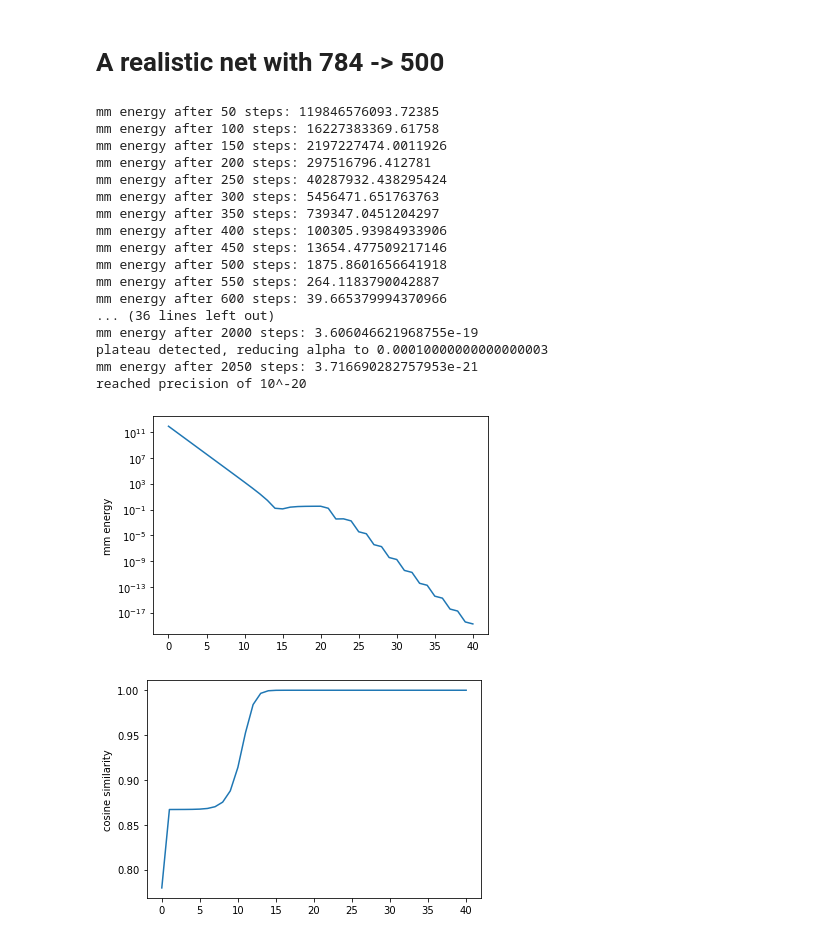
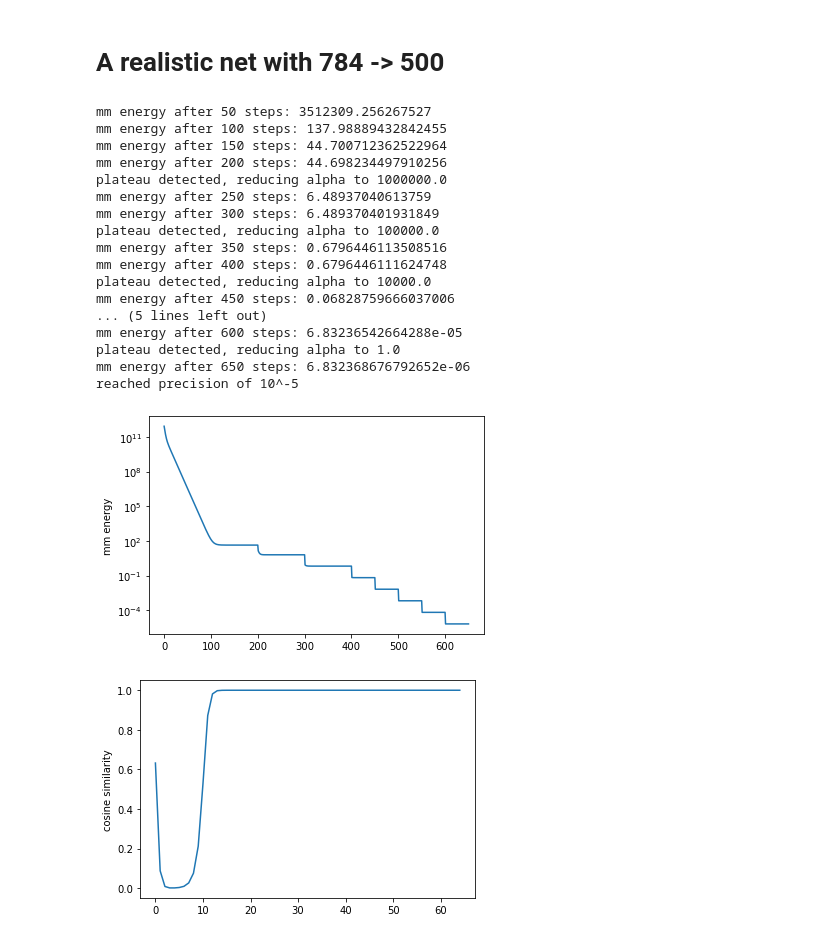
Before and after one commit to kma-code/Phaseless-Alignment-Learning, a Jupyter notebook: B circuit.ipynb, the cells around one changed output. Drawn from its saved outputs; the diff is of its cells as text; code cells hidden in the pictures.

Commit message:
Corrected mismatch energy: now includes regularizer

```diff
--- a/B circuit.ipynb
+++ b/B circuit.ipynb
@@ -57,13 +61,13 @@ for i in range(steps):
     B -= bw_lr * (update_B(r, W, B) + alpha * B)
     B_array.append(B.copy())
 
-    mm_energy.append(mismatch_energy(r, W, B))
+    mm_energy.append(mismatch_energy_reg(r, W, B, alpha))
 
     # every 50 steps, take average and see if energy doesn't move
     if i % per_steps == 0 and i != 0:
         print(f'mm energy after {i} steps: {mm_energy[-1]}')
-        if mm_energy[-1] < 1e-10:
-            print("reached precision of 10^-10")
+        if mm_energy[-1] < 1e-5:
+            print("reached precision of 10^-5")
             break
         if np.sqrt(np.cov(mm_energy[-per_steps:])) < 1e-2 * np.mean(mm_energy[-per_steps:]):
             alpha *= alpha_decay
@@ -134,15 +132,15 @@ for i in range(steps):
     B -= bw_lr * (update_B(r, W, B) + alpha * B)
     B_array.append(B.copy())
 
-    mm_energy.append(mismatch_energy(r, W, B))
+    mm_energy.append(mismatch_energy_reg(r, W, B, alpha))
 
     # every 50 steps, take average and see if energy doesn't move
     if i % per_steps == 0 and i != 0:
         if np.isnan(mm_energy[-1]) or np.isinf(mm_energy[-1]):
             raise ValueError('mm energy inf or nan')
         print(f'mm energy after {i} steps: {mm_energy[-1]}')
-        if mm_energy[-1] < 1e-20:
-            print("reached precision of 10^-20")
+        if mm_energy[-1] < 1e-5:
+            print("reached precision of 10^-5")
             break
         if np.sqrt(np.cov(mm_energy[-per_steps:])) < 1e-2 * np.mean(mm_energy[-per_steps:]):
             alpha *= alpha_decay
@@ -207,15 +205,15 @@ for i in range(steps):
     B -= bw_lr * (update_B(r, W, B) + alpha * B)
     B_array.append(B.copy())
 
-    mm_energy.append(mismatch_energy(r, W, B))
+    mm_energy.append(mismatch_energy_reg(r, W, B, alpha))
 
     # every 50 steps, take average and see if energy doesn't move
     if i % per_steps == 0 and i != 0:
         if np.isnan(mm_energy[-1]) or np.isinf(mm_energy[-1]):
             raise ValueError('mm energy inf or nan')
         print(f'mm energy after {i} steps: {mm_energy[-1]}')
-        if mm_energy[-1] < 1e-20:
-            print("reached precision of 10^-20")
+        if mm_energy[-1] < 1e-5:
+            print("reached precision of 10^-5")
             break
         if np.sqrt(np.cov(mm_energy[-per_steps:])) < 1e-2 * np.mean(mm_energy[-per_steps:]):
             alpha *= alpha_decay
@@ -260,8 +255,8 @@ plt.show()
 # define parameters of net
 layers = [784, 500]
 steps = 5000
-bw_lr = 1e-7
-alpha = 1e+6
+bw_lr = 1e-8
+alpha = 1e+7
 alpha_decay = 1e-1
 
 # after how many steps to eval model
@@ -280,50 +275,50 @@ for i in range(steps):
     B -= bw_lr * (update_B(r, W, B) + alpha * B)
     B_array.append(B.copy())
 
-    mm_energy.append(mismatch_energy(r, W, B))
+    mm_energy.append(mismatch_energy_reg(r, W, B, alpha))
 
     # every 50 steps, take average and see if energy doesn't move
     if i % per_steps == 0 and i != 0:
         if np.isnan(mm_energy[-1]) or np.isinf(mm_energy[-1]):
             raise ValueError('mm energy inf or nan')
         print(f'mm energy after {i} steps: {mm_energy[-1]}')
-        if mm_energy[-1] < 1e-20:
-            print("reached precision of 10^-20")
+        if mm_energy[-1] < 1e-5:
+            print("reached precision of 10^-5")
             break
         if np.sqrt(np.cov(mm_energy[-per_steps:])) < 1e-2 * np.mean(mm_energy[-per_steps:]):
             alpha *= alpha_decay
             print(f'plateau detected, reducing alpha to {alpha}')
 # %% [output]
-mm energy after 50 steps: 119846576093.72385
-mm energy after 100 steps: 16227383369.61758
-mm energy after 150 steps: 2197227474.0011926
-mm energy after 200 steps: 297516796.412781
-mm energy after 250 steps: 40287932.438295424
-mm energy after 300 steps: 5456471.651763763
-mm energy after 350 steps: 739347.0451204297
-mm energy after 400 steps: 100305.93984933906
-mm energy after 450 steps: 13654.477509217146
-mm energy after 500 steps: 1875.8601656641918
-mm energy after 550 steps: 264.1183790042887
-mm energy after 600 steps: 39.665379994370966
-... (36 lines left out)
-mm energy after 2000 steps: 3.606046621968755e-19
-plateau detected, reducing alpha to 0.00010000000000000003
-mm energy after 2050 steps: 3.716690282757953e-21
-reached precision of 10^-20
+mm energy after 50 steps: 3512309.256267527
+mm energy after 100 steps: 137.98889432842455
+mm energy after 150 steps: 44.700712362522964
+mm energy after 200 steps: 44.698234497910256
+plateau detected, reducing alpha to 1000000.0
+mm energy after 250 steps: 6.48937040613759
+mm energy after 300 steps: 6.489370401931849
+plateau detected, reducing alpha to 100000.0
+mm energy after 350 steps: 0.6796446113508516
+mm energy after 400 steps: 0.6796446111624748
+plateau detected, reducing alpha to 10000.0
+mm energy after 450 steps: 0.06828759666037006
+... (5 lines left out)
+mm energy after 600 steps: 6.83236542664288e-05
+plateau detected, reducing alpha to 1.0
+mm energy after 650 steps: 6.832368676792652e-06
+reached precision of 10^-5
 # %%
 import matplotlib.pyplot as plt
-plt.plot(mm_energy[1::50])
+plt.plot(mm_energy)
 plt.yscale('log')
 plt.ylabel('mm energy')
 plt.show()
 # %% [output]
-[figure, old version]
+[figure, new version]
 # %%
-cos_sim = [cosine_similarity_tensors(B_mat, ds_pinv(r, W)) for B_mat in B_array[1::50]]
+cos_sim = [cosine_similarity_tensors(B_mat, ds_pinv(r, W)) for B_mat in B_array[1::10]]
 
 plt.plot(cos_sim)
 plt.ylabel('cosine similarity')
 plt.show()
 # %% [output]
-[figure, old version]
+[figure, new version]
```
Also changed, not shown: parts of 12 cells of this notebook.
